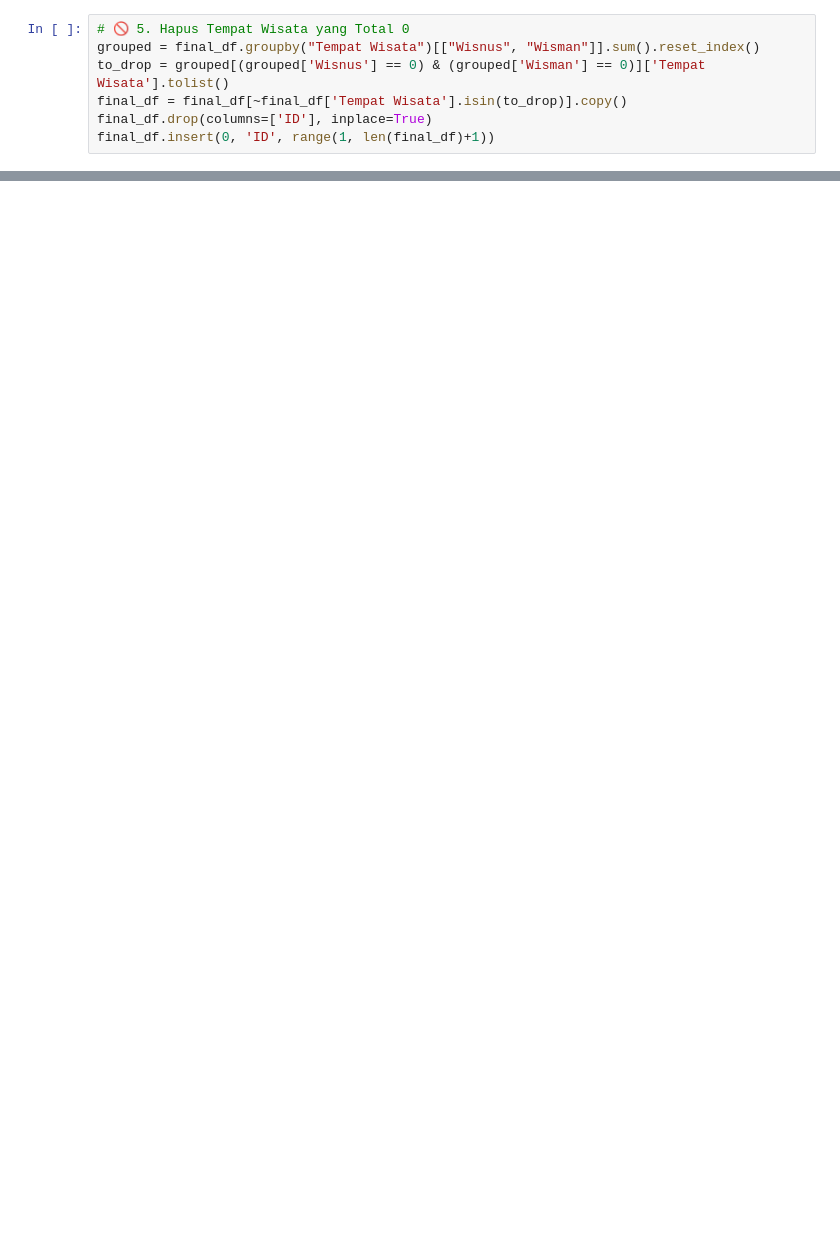
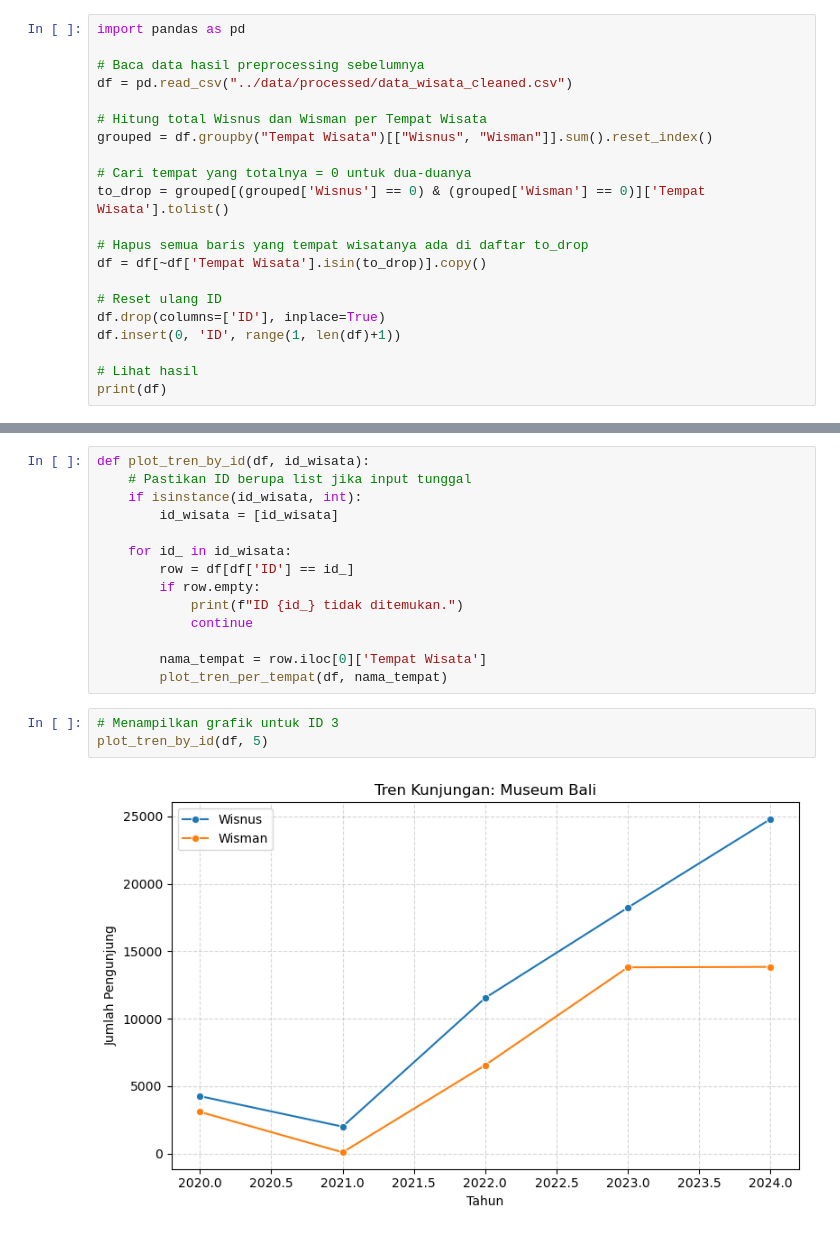
Before and after one commit to thxinsomnia/tugas-besar-datamining-kelompok1, a Jupyter notebook: Notebook/Preprocessing.ipynb, the cells around one changed output, grey strips where cells are left out. Drawn from its saved outputs; the diff is of its cells as text; blank space fills up the shorter version.

Commit message:
updte preprocessing

```diff
--- a/Notebook/Preprocessing.ipynb
+++ b/Notebook/Preprocessing.ipynb
@@ -49,7 +165,21 @@ final_df.insert(0, "ID", range(1, len(final_df)+1))
 # %%
-# 🚫 5. Hapus Tempat Wisata yang Total 0
-grouped = final_df.groupby("Tempat Wisata")[["Wisnus", "Wisman"]].sum().reset_index()
+import pandas as pd
+
+# Baca data hasil preprocessing sebelumnya
+df = pd.read_csv("../data/processed/data_wisata_cleaned.csv")
+
+# Hitung total Wisnus dan Wisman per Tempat Wisata
+grouped = df.groupby("Tempat Wisata")[["Wisnus", "Wisman"]].sum().reset_index()
+
+# Cari tempat yang totalnya = 0 untuk dua-duanya
 to_drop = grouped[(grouped['Wisnus'] == 0) & (grouped['Wisman'] == 0)]['Tempat Wisata'].tolist()
-final_df = final_df[~final_df['Tempat Wisata'].isin(to_drop)].copy()
-final_df.drop(columns=['ID'], inplace=True)
-final_df.insert(0, 'ID', range(1, len(final_df)+1))
+
+# Hapus semua baris yang tempat wisatanya ada di daftar to_drop
+df = df[~df['Tempat Wisata'].isin(to_drop)].copy()
+
+# Reset ulang ID
+df.drop(columns=['ID'], inplace=True)
+df.insert(0, 'ID', range(1, len(df)+1))
+
+# Lihat hasil
+print(df)
@@ -58,0 +207,19 @@ final_df.to_csv("data_wisata_cleaned_filtered.csv", index=False, encoding='utf-8
+# %%
+def plot_tren_by_id(df, id_wisata):
+    # Pastikan ID berupa list jika input tunggal
+    if isinstance(id_wisata, int):
+        id_wisata = [id_wisata]
+
+    for id_ in id_wisata:
+        row = df[df['ID'] == id_]
+        if row.empty:
+            print(f"ID {id_} tidak ditemukan.")
+            continue
+
+        nama_tempat = row.iloc[0]['Tempat Wisata']
+        plot_tren_per_tempat(df, nama_tempat)
+# %%
+# Menampilkan grafik untuk ID 3
+plot_tren_by_id(df, 5)
+# %% [output]
+[figure, added]
```
Also changed, not shown: parts of 26 cells of this notebook.
